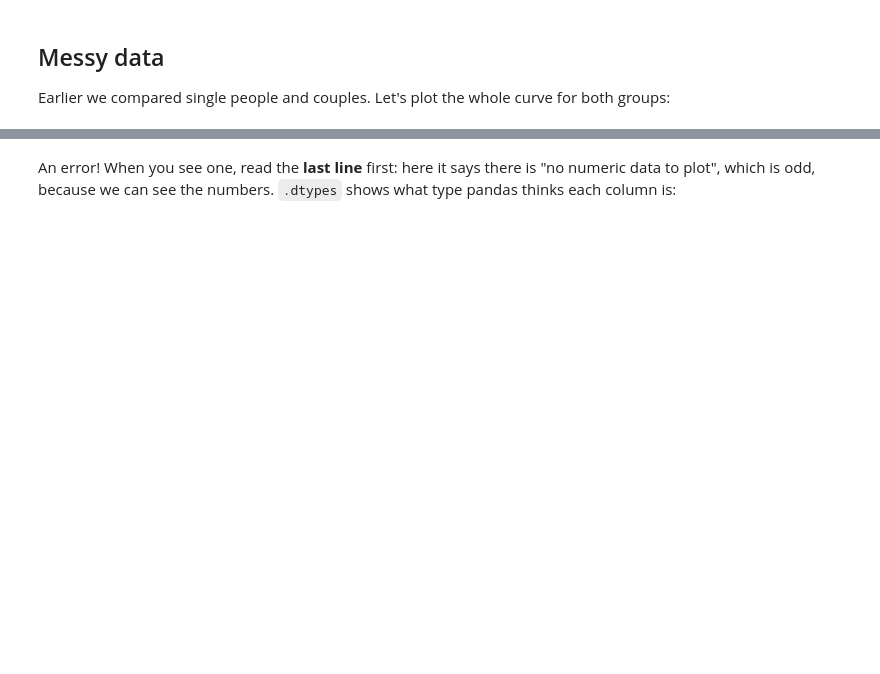
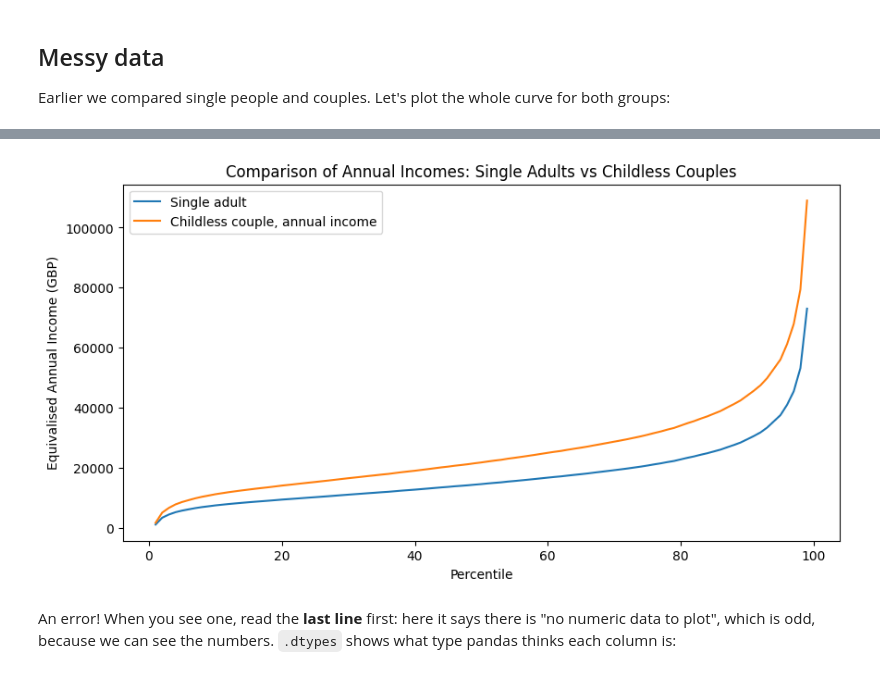
Before and after one commit to tracychencjh/QM2, a Jupyter notebook: notebooks/W02. Pandas.ipynb, the cells around one changed output, grey strips where cells are left out. Cells and saved outputs as stored; diff of their text form; code cells hidden in the pictures; blank space fills up the shorter version.

```diff
--- a/notebooks/W02. Pandas.ipynb
+++ b/notebooks/W02. Pandas.ipynb
@@ -160,3 +198,15 @@ TypeError: no numeric data to plot
+# %%
+# TypeError: no numeric data to plot
+# Clean the columns by removing commas and converting to float, then plot
+clean_plot = income[["Single adult", "Childless couple, annual income"]].copy()
+clean_plot = clean_plot.replace(",", "", regex=True).astype(float)
+clean_plot.plot()
+plt.title("Comparison of Annual Incomes: Single Adults vs Childless Couples")
+plt.xlabel("Percentile")
+plt.ylabel("Equivalised Annual Income (GBP)")
+plt.show()
+# %% [output]
+[figure, added]
 # %% [markdown]
 An error! When you see one, read the **last line** first: here it says there is "no numeric data to plot", which is odd, because we can see the numbers. `.dtypes` shows what type pandas thinks each column is:
 # %%
```
Also changed, not shown: parts of 28 cells of this notebook.
